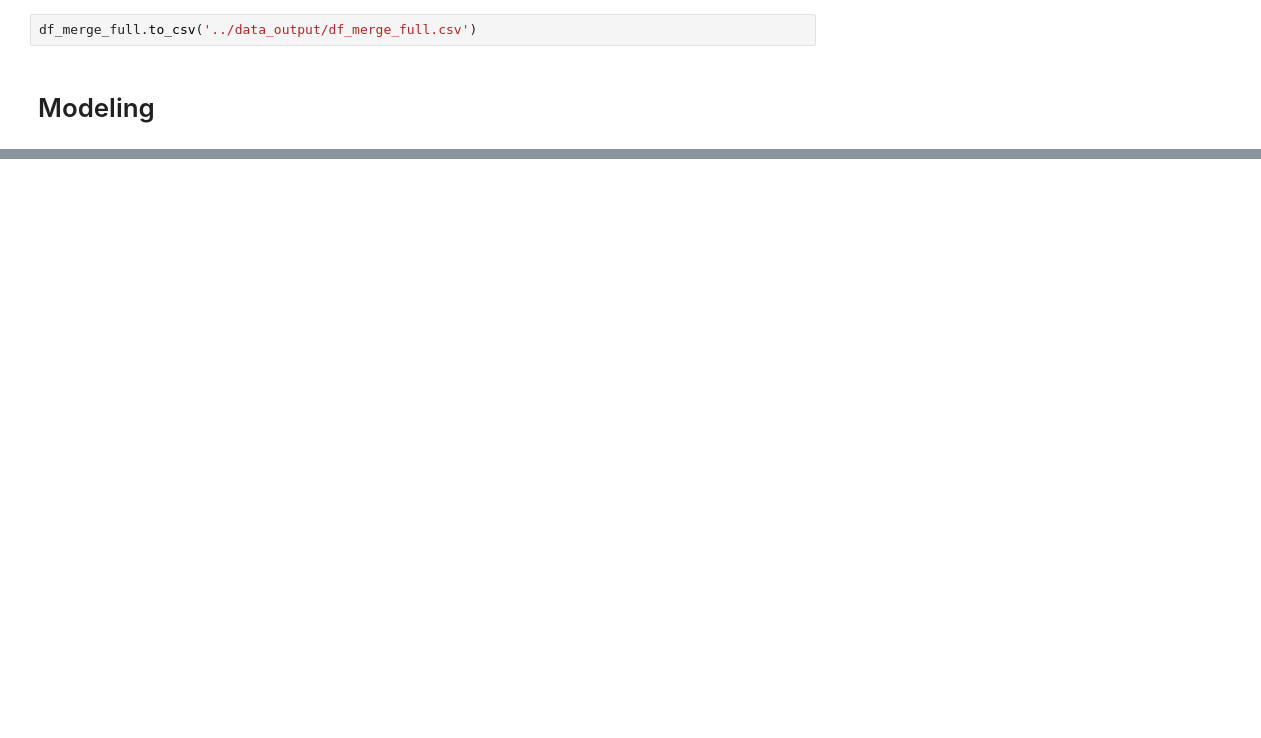
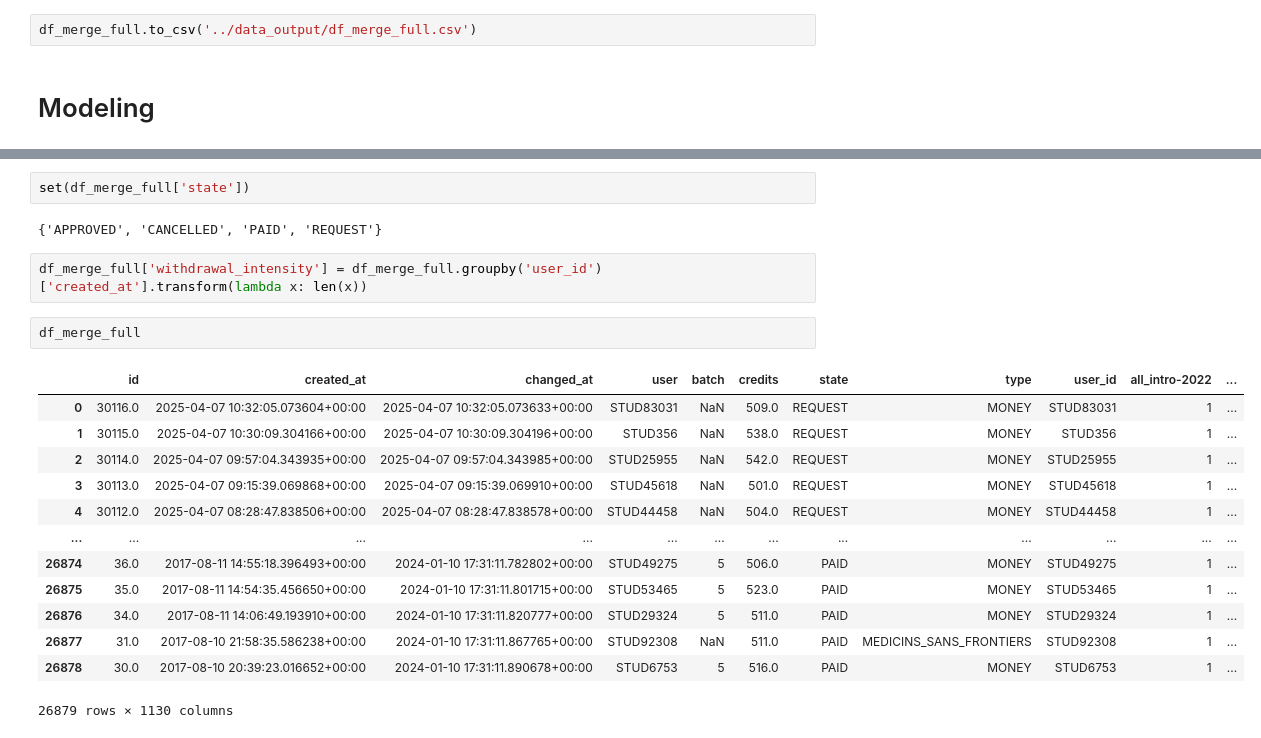
Before and after one commit to vuva00/DP-DataEight, a Jupyter notebook: sandbox/data-prep&modeling.ipynb, the cells around one changed output, grey strips where cells are left out. Drawn from its saved outputs; the diff is of its cells as text; blank space fills up the shorter version.

```diff
--- a/sandbox/data-prep&modeling.ipynb
+++ b/sandbox/data-prep&modeling.ipynb
@@ -95,0 +186,22 @@ from sklearn.model_selection import train_test_split
+# %%
+set(df_merge_full['state'])
+# %% [output]
+{'APPROVED', 'CANCELLED', 'PAID', 'REQUEST'}
+# %%
+df_merge_full['withdrawal_intensity'] = df_merge_full.groupby('user_id')['created_at'].transform(lambda x: len(x))
+# %%
+df_merge_full
+# %% [output]
+|  | id | created_at | changed_at | user | batch | credits | state | type | user_id | all_intro-2022 | ... |
+| 0 | 30116.0 | 2025-04-07 10:32:05.073604+00:00 | 2025-04-07 10:32:05.073633+00:00 | STUD83031 | NaN | 509.0 | REQUEST | MONEY | STUD83031 | 1 | ... |
+| 1 | 30115.0 | 2025-04-07 10:30:09.304166+00:00 | 2025-04-07 10:30:09.304196+00:00 | STUD356 | NaN | 538.0 | REQUEST | MONEY | STUD356 | 1 | ... |
+| 2 | 30114.0 | 2025-04-07 09:57:04.343935+00:00 | 2025-04-07 09:57:04.343985+00:00 | STUD25955 | NaN | 542.0 | REQUEST | MONEY | STUD25955 | 1 | ... |
+| 3 | 30113.0 | 2025-04-07 09:15:39.069868+00:00 | 2025-04-07 09:15:39.069910+00:00 | STUD45618 | NaN | 501.0 | REQUEST | MONEY | STUD45618 | 1 | ... |
+| 4 | 30112.0 | 2025-04-07 08:28:47.838506+00:00 | 2025-04-07 08:28:47.838578+00:00 | STUD44458 | NaN | 504.0 | REQUEST | MONEY | STUD44458 | 1 | ... |
+| ... | ... | ... | ... | ... | ... | ... | ... | ... | ... | ... | ... |
+| 26874 | 36.0 | 2017-08-11 14:55:18.396493+00:00 | 2024-01-10 17:31:11.782802+00:00 | STUD49275 | 5 | 506.0 | PAID | MONEY | STUD49275 | 1 | ... |
+| 26875 | 35.0 | 2017-08-11 14:54:35.456650+00:00 | 2024-01-10 17:31:11.801715+00:00 | STUD53465 | 5 | 523.0 | PAID | MONEY | STUD53465 | 1 | ... |
+| 26876 | 34.0 | 2017-08-11 14:06:49.193910+00:00 | 2024-01-10 17:31:11.820777+00:00 | STUD29324 | 5 | 511.0 | PAID | MONEY | STUD29324 | 1 | ... |
+| 26877 | 31.0 | 2017-08-10 21:58:35.586238+00:00 | 2024-01-10 17:31:11.867765+00:00 | STUD92308 | NaN | 511.0 | PAID | MEDICINS_SANS_FRONTIERS | STUD92308 | 1 | ... |
+| 26878 | 30.0 | 2017-08-10 20:39:23.016652+00:00 | 2024-01-10 17:31:11.890678+00:00 | STUD6753 | 5 | 516.0 | PAID | MONEY | STUD6753 | 1 | ... |
+26879 rows × 1130 columns
```
Also changed, not shown: parts of 16 cells of this notebook, 2 other files.
